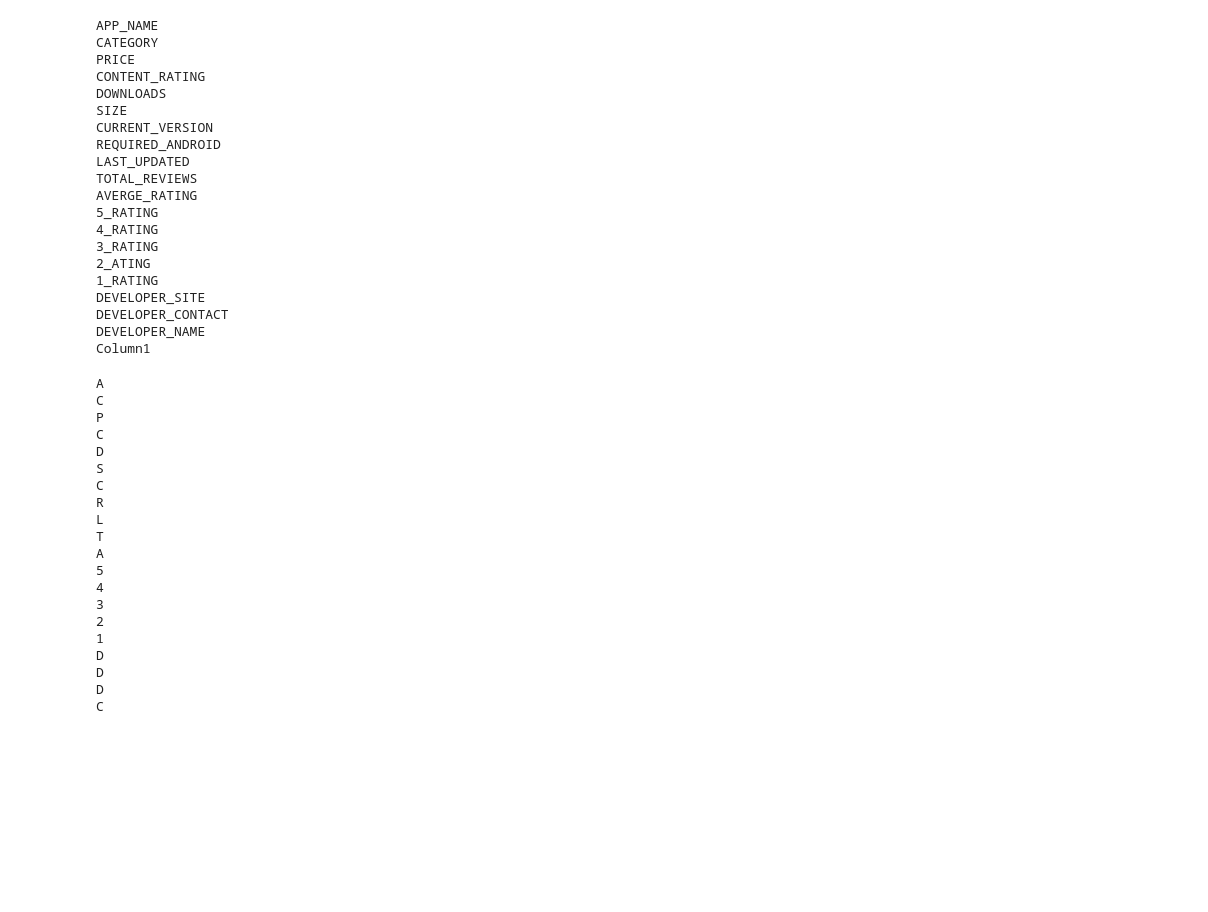
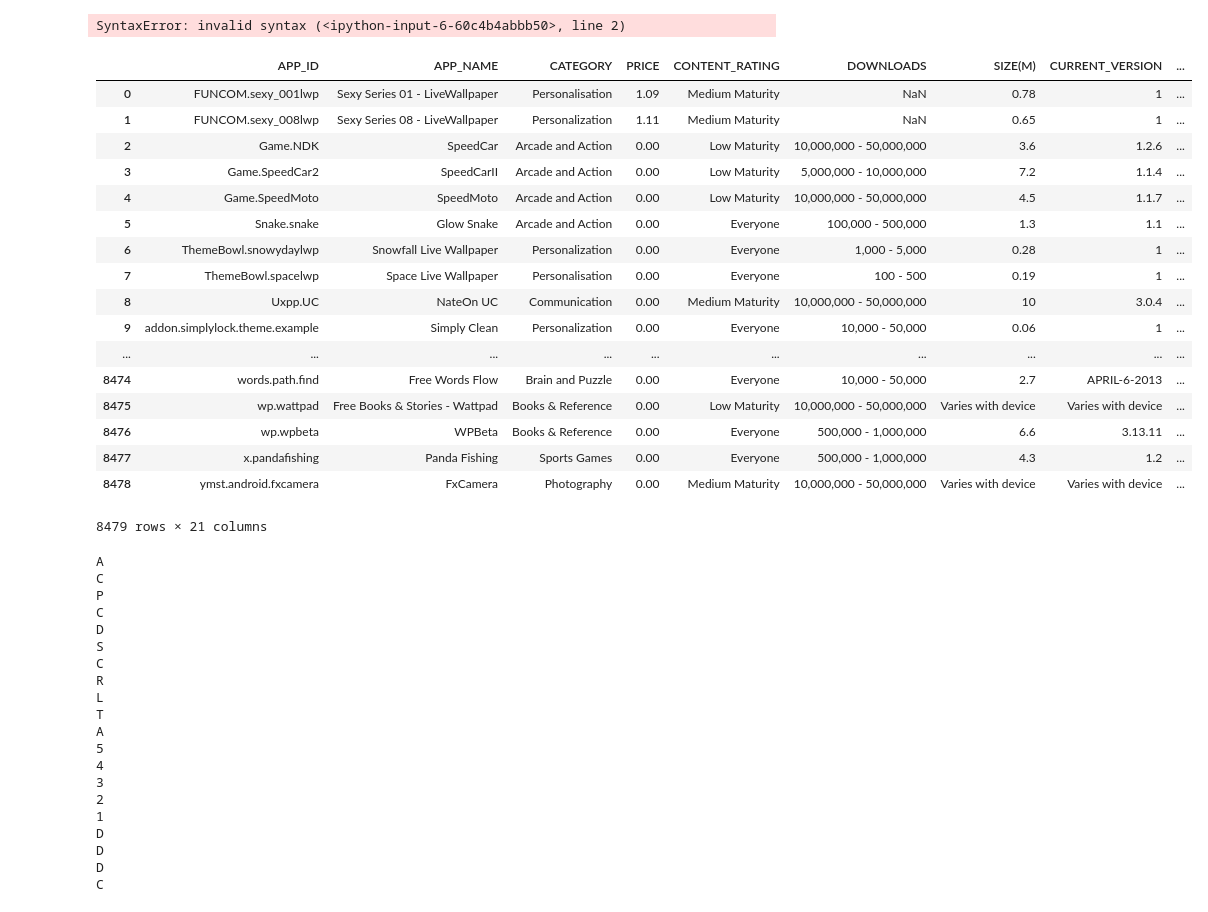
Before and after one commit to akhil9tiet/DataMiningProject, a Jupyter notebook: Reading the metadatapp.ipynb, the cells around one changed output. Cells and saved outputs as stored; diff of their text form; code cells hidden in the pictures; blank space fills up the shorter version.

Commit message:
cleaned dataset with code 05032017

```diff
--- a/Reading the metadatapp.ipynb
+++ b/Reading the metadatapp.ipynb
@@ -7,2 +7,2 @@ spamreader = pd.read_csv('app_metadata.csv')
 # %%
-app_df=pd.DataFrame.from_csv('app_metadata.csv')
+app_df=pd.DataFrame.from_csv('app_metadata.csv', index_col = False)
@@ -14,26 +30,28 @@ TypeError: 'DataFrame' object is not callable
 for row in app_df:
     [print (row[])]
 # %% [output]
-APP_NAME
-CATEGORY
-PRICE
-CONTENT_RATING
-DOWNLOADS
-SIZE
-CURRENT_VERSION
-REQUIRED_ANDROID
-LAST_UPDATED
-TOTAL_REVIEWS
-AVERGE_RATING
-5_RATING
-4_RATING
-3_RATING
-2_ATING
-1_RATING
-DEVELOPER_SITE
-DEVELOPER_CONTACT
-DEVELOPER_NAME
-Column1
+SyntaxError: invalid syntax (<ipython-input-6-60c4b4abbb50>, line 2)
+# %%
+app_df
+# %% [output]
+|  | APP_ID | APP_NAME | CATEGORY | PRICE | CONTENT_RATING | DOWNLOADS | SIZE(M) | CURRENT_VERSION | ... |
+| 0 | FUNCOM.sexy_001lwp | Sexy Series 01 - LiveWallpaper | Personalisation | 1.09 | Medium Maturity | NaN | 0.78 | 1 | ... |
+| 1 | FUNCOM.sexy_008lwp | Sexy Series 08 - LiveWallpaper | Personalization | 1.11 | Medium Maturity | NaN | 0.65 | 1 | ... |
+| 2 | Game.NDK | SpeedCar | Arcade and Action | 0.00 | Low Maturity | 10,000,000 - 50,000,000 | 3.6 | 1.2.6 | ... |
+| 3 | Game.SpeedCar2 | SpeedCarII | Arcade and Action | 0.00 | Low Maturity | 5,000,000 - 10,000,000 | 7.2 | 1.1.4 | ... |
+| 4 | Game.SpeedMoto | SpeedMoto | Arcade and Action | 0.00 | Low Maturity | 10,000,000 - 50,000,000 | 4.5 | 1.1.7 | ... |
+| 5 | Snake.snake | Glow Snake | Arcade and Action | 0.00 | Everyone | 100,000 - 500,000 | 1.3 | 1.1 | ... |
+| 6 | ThemeBowl.snowydaylwp | Snowfall Live Wallpaper | Personalization | 0.00 | Everyone | 1,000 - 5,000 | 0.28 | 1 | ... |
+| 7 | ThemeBowl.spacelwp | Space Live Wallpaper | Personalisation | 0.00 | Everyone | 100 - 500 | 0.19 | 1 | ... |
+| 8 | Uxpp.UC | NateOn UC | Communication | 0.00 | Medium Maturity | 10,000,000 - 50,000,000 | 10 | 3.0.4 | ... |
+| 9 | addon.simplylock.theme.example | Simply Clean | Personalization | 0.00 | Everyone | 10,000 - 50,000 | 0.06 | 1 | ... |
+| ... | ... | ... | ... | ... | ... | ... | ... | ... | ... |
+| 8474 | words.path.find | Free Words Flow | Brain and Puzzle | 0.00 | Everyone | 10,000 - 50,000 | 2.7 | APRIL-6-2013 | ... |
+| 8475 | wp.wattpad | Free Books & Stories - Wattpad | Books & Reference | 0.00 | Low Maturity | 10,000,000 - 50,000,000 | Varies with device | Varies with device | ... |
+| 8476 | wp.wpbeta | WPBeta | Books & Reference | 0.00 | Everyone | 500,000 - 1,000,000 | 6.6 | 3.13.11 | ... |
+| 8477 | x.pandafishing | Panda Fishing | Sports Games | 0.00 | Everyone | 500,000 - 1,000,000 | 4.3 | 1.2 | ... |
+| 8478 | ymst.android.fxcamera | FxCamera | Photography | 0.00 | Medium Maturity | 10,000,000 - 50,000,000 | Varies with device | Varies with device | ... |
+8479 rows × 21 columns
 # %%
 for row in app_df:
     print (row[0])
```
Also changed, not shown: parts of 3 cells of this notebook, 2 other files.
